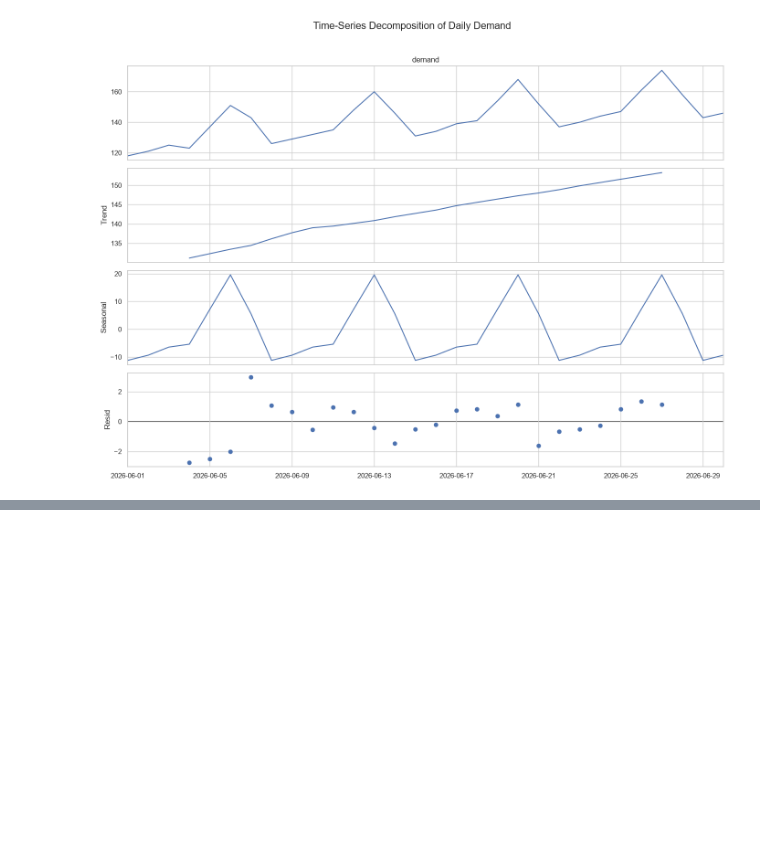
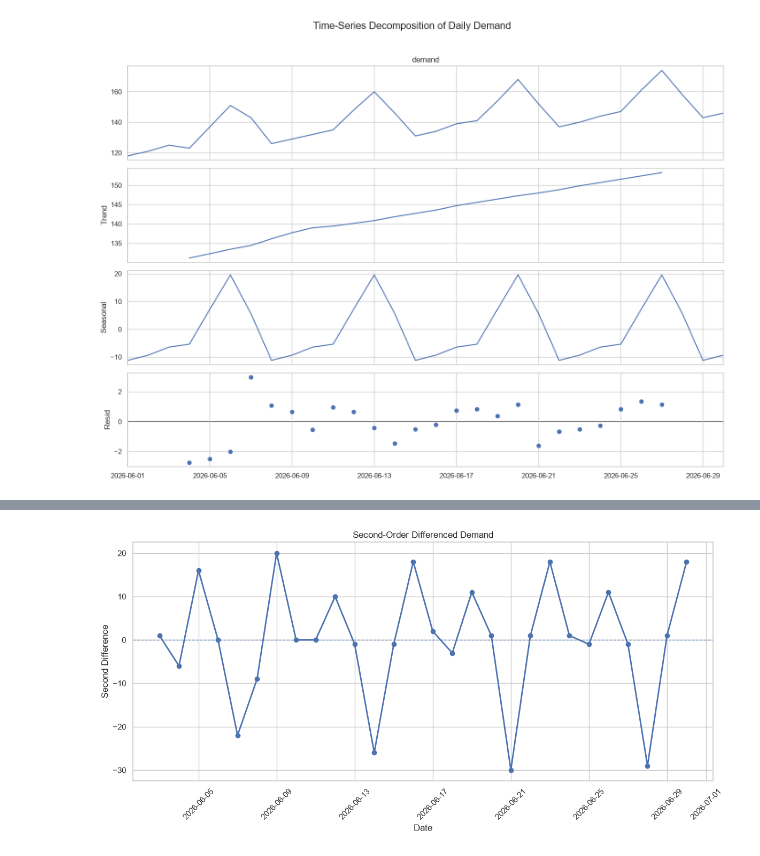
Before and after one commit to Debankumardas/Time-Series-Forecasting, a Jupyter notebook: notebooks/time_series_forecasting.ipynb, the cells around one changed output, grey strips where cells are left out. Cells and saved outputs as stored; diff of their text form; code cells hidden in the pictures; blank space fills up the shorter version.

```diff
--- a/notebooks/time_series_forecasting.ipynb
+++ b/notebooks/time_series_forecasting.ipynb
@@ -375,0 +469,23 @@ plt.show()
+# %%
+# Apply second-order differencing
+
+df["demand_diff2"] = df["demand_diff"].diff()
+
+plt.figure(figsize=(12, 6))
+plt.plot(
+    df.index,
+    df["demand_diff2"],
+    marker="o",
+    linewidth=2
+)
+
+plt.axhline(0, linestyle="--", linewidth=1)
+
+plt.title("Second-Order Differenced Demand")
+plt.xlabel("Date")
+plt.ylabel("Second Difference")
+plt.xticks(rotation=45)
+plt.tight_layout()
+plt.show()
+# %% [output]
+[figure, added]
```
Also changed, not shown: parts of 22 cells of this notebook.
